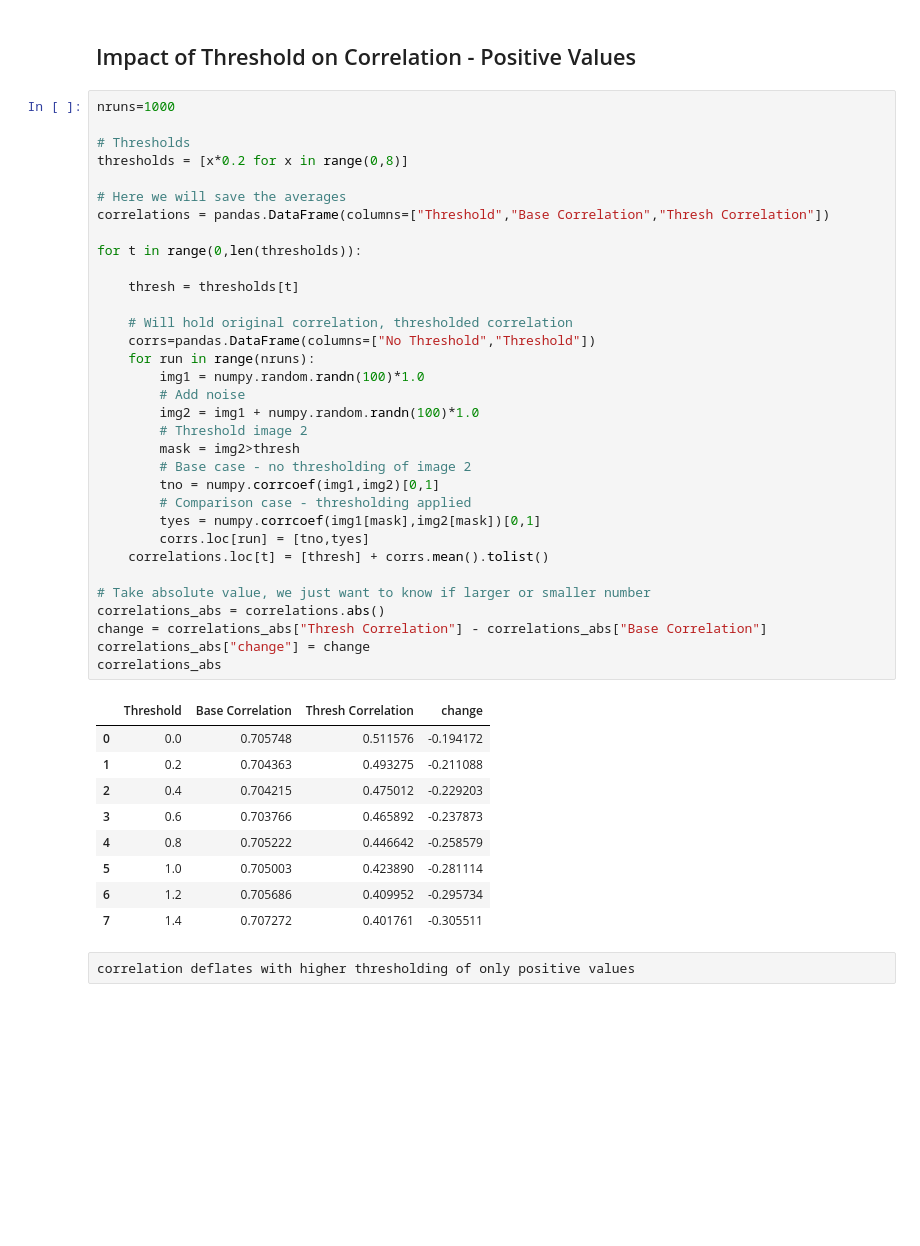
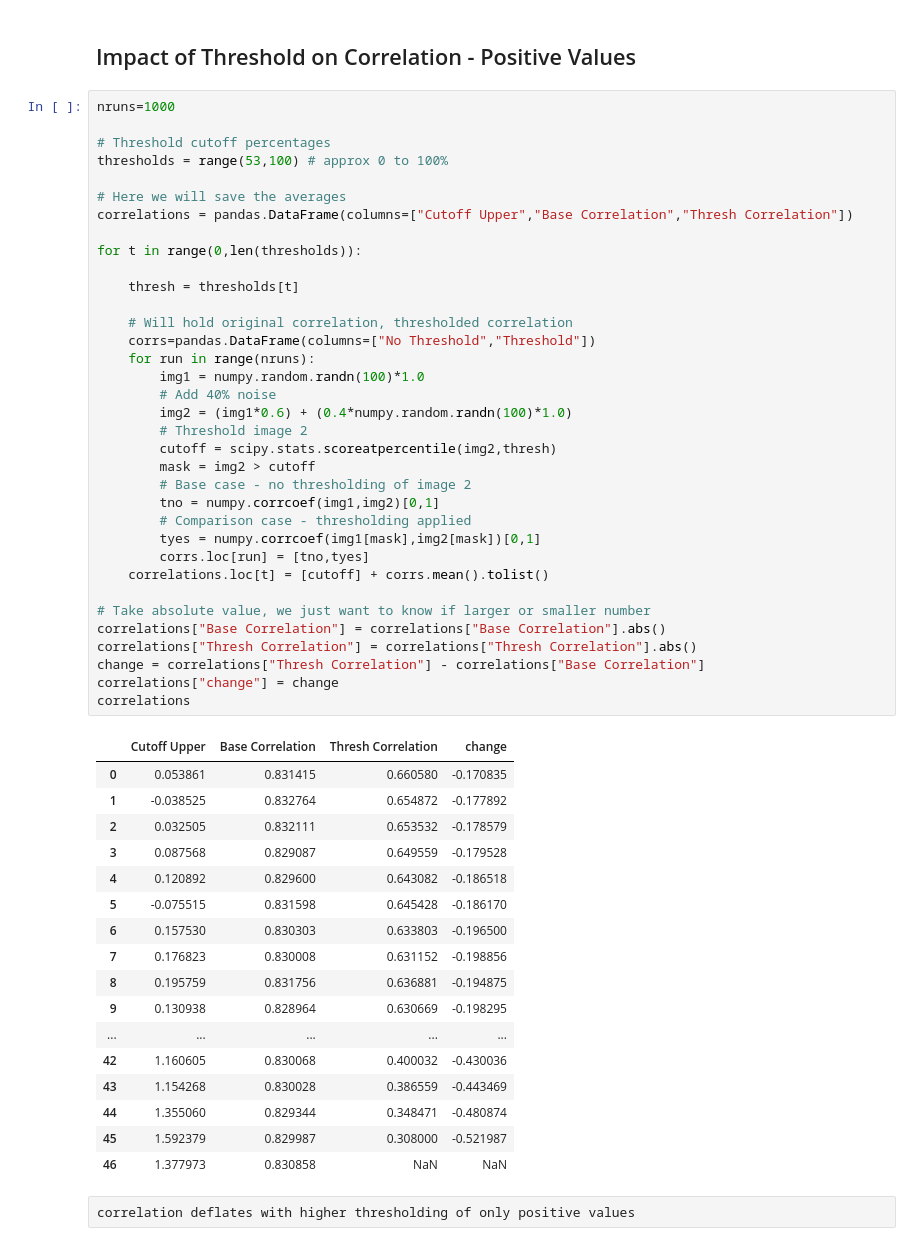
Before and after one commit to nagyistge/brainmeta, a Jupyter notebook: image_comparison/notebook/correlation_thresholding.ipynb, the cells around one changed output. Cells and saved outputs as stored; diff of their text form; blank space fills up the shorter version.

```diff
--- a/image_comparison/notebook/correlation_thresholding.ipynb
+++ b/image_comparison/notebook/correlation_thresholding.ipynb
@@ -67,46 +76,56 @@ correlation inflates with increasing threshold with both positive and negative v
 # %%
 nruns=1000
 
-# Thresholds
-thresholds = [x*0.2 for x in range(0,8)]
+# Threshold cutoff percentages
+thresholds = range(53,100) # approx 0 to 100%
 
 # Here we will save the averages
-correlations = pandas.DataFrame(columns=["Threshold","Base Correlation","Thresh Correlation"])
+correlations = pandas.DataFrame(columns=["Cutoff Upper","Base Correlation","Thresh Correlation"])
 
 for t in range(0,len(thresholds)):
 
     thresh = thresholds[t]
 
     # Will hold original correlation, thresholded correlation
     corrs=pandas.DataFrame(columns=["No Threshold","Threshold"])
     for run in range(nruns):
         img1 = numpy.random.randn(100)*1.0
-        # Add noise
-        img2 = img1 + numpy.random.randn(100)*1.0
+        # Add 40% noise
+        img2 = (img1*0.6) + (0.4*numpy.random.randn(100)*1.0)
         # Threshold image 2
-        mask = img2>thresh
+        cutoff = scipy.stats.scoreatpercentile(img2,thresh)
+        mask = img2 > cutoff
         # Base case - no thresholding of image 2
         tno = numpy.corrcoef(img1,img2)[0,1]
         # Comparison case - thresholding applied
         tyes = numpy.corrcoef(img1[mask],img2[mask])[0,1]
         corrs.loc[run] = [tno,tyes]
-    correlations.loc[t] = [thresh] + corrs.mean().tolist()
+    correlations.loc[t] = [cutoff] + corrs.mean().tolist()
 
 # Take absolute value, we just want to know if larger or smaller number
-correlations_abs = correlations.abs()
-change = correlations_abs["Thresh Correlation"] - correlations_abs["Base Correlation"]
-correlations_abs["change"] = change
-correlations_abs
+correlations["Base Correlation"] = correlations["Base Correlation"].abs()
+correlations["Thresh Correlation"] = correlations["Thresh Correlation"].abs()
+change = correlations["Thresh Correlation"] - correlations["Base Correlation"]
+correlations["change"] = change
+correlations
 # %% [output]
-|  | Threshold | Base Correlation | Thresh Correlation | change |
-| 0 | 0.0 | 0.705748 | 0.511576 | -0.194172 |
-| 1 | 0.2 | 0.704363 | 0.493275 | -0.211088 |
-| 2 | 0.4 | 0.704215 | 0.475012 | -0.229203 |
-| 3 | 0.6 | 0.703766 | 0.465892 | -0.237873 |
-| 4 | 0.8 | 0.705222 | 0.446642 | -0.258579 |
-| 5 | 1.0 | 0.705003 | 0.423890 | -0.281114 |
-| 6 | 1.2 | 0.705686 | 0.409952 | -0.295734 |
-| 7 | 1.4 | 0.707272 | 0.401761 | -0.305511 |
+|  | Cutoff Upper | Base Correlation | Thresh Correlation | change |
+| 0 | 0.053861 | 0.831415 | 0.660580 | -0.170835 |
+| 1 | -0.038525 | 0.832764 | 0.654872 | -0.177892 |
+| 2 | 0.032505 | 0.832111 | 0.653532 | -0.178579 |
+| 3 | 0.087568 | 0.829087 | 0.649559 | -0.179528 |
+| 4 | 0.120892 | 0.829600 | 0.643082 | -0.186518 |
+| 5 | -0.075515 | 0.831598 | 0.645428 | -0.186170 |
+| 6 | 0.157530 | 0.830303 | 0.633803 | -0.196500 |
+| 7 | 0.176823 | 0.830008 | 0.631152 | -0.198856 |
+| 8 | 0.195759 | 0.831756 | 0.636881 | -0.194875 |
+| 9 | 0.130938 | 0.828964 | 0.630669 | -0.198295 |
+| ... | ... | ... | ... | ... |
+| 42 | 1.160605 | 0.830068 | 0.400032 | -0.430036 |
+| 43 | 1.154268 | 0.830028 | 0.386559 | -0.443469 |
+| 44 | 1.355060 | 0.829344 | 0.348471 | -0.480874 |
+| 45 | 1.592379 | 0.829987 | 0.308000 | -0.521987 |
+| 46 | 1.377973 | 0.830858 | NaN | NaN |
 # %% [raw]
 correlation deflates with higher thresholding of only positive values
 # %% [markdown]
```
Also changed, not shown: parts of 4 cells of this notebook.
